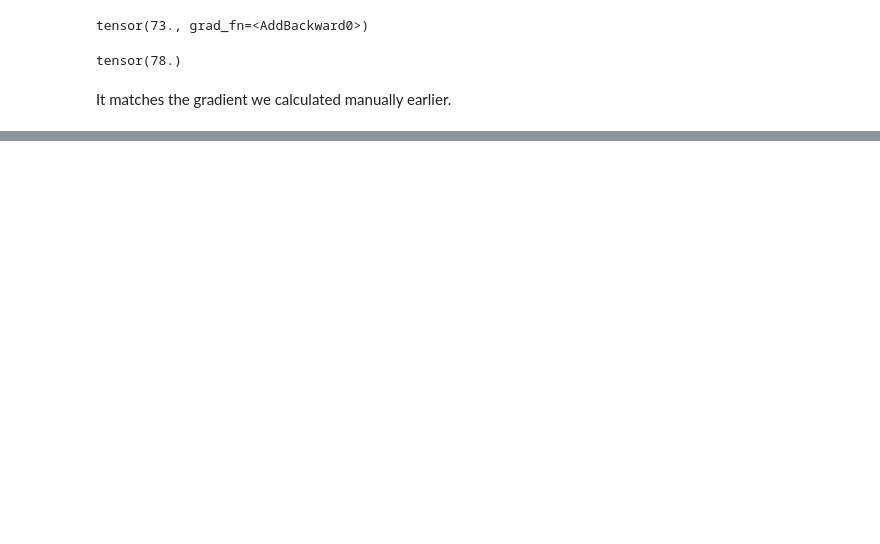
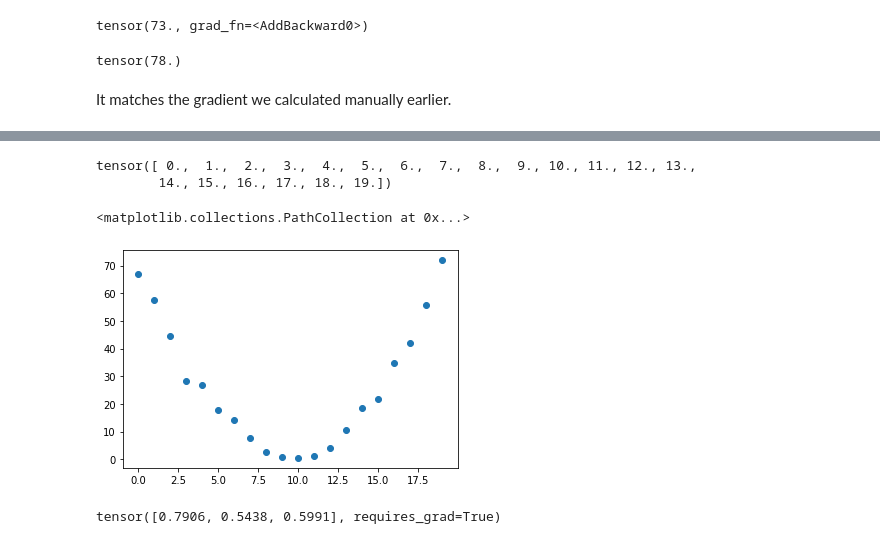
Before and after one commit to ttcielott/Deep_Learning_for_Coders_with-Fastai_and_PyTorch, a Jupyter notebook: Chapter4_Under_the_hood.ipynb, the cells around one changed output, grey strips where cells are left out. Cells and saved outputs as stored; diff of their text form; code cells hidden in the pictures; blank space fills up the shorter version.

```diff
--- a/Chapter4_Under_the_hood.ipynb
+++ b/Chapter4_Under_the_hood.ipynb
@@ -677,0 +702,20 @@ It matches the gradient we calculated manually earlier.
+# %%
+# suppose that you measure the speed of a roller coaster
+# as it went over the top of a hump every second for 20 seconds
+time = torch.arange(0,20).float()
+time
+# %% [output]
+tensor([ 0.,  1.,  2.,  3.,  4.,  5.,  6.,  7.,  8.,  9., 10., 11., 12., 13.,
+        14., 15., 16., 17., 18., 19.])
+# %%
+# the speed will be faster at the begining
+# and then get slower as it went up the hill; it would be the slowest at the top
+# and it would then speed up again as it went downhil
+
+speed = torch.randn(20)*3 + 0.75*(time-9.5)**2 + 1
+
+# speed might change by the time like this
+plt.scatter(time, speed)
+# %% [output]
+<matplotlib.collections.PathCollection at 0x...>
+[figure, added]
@@ -677,0 +731,6 @@ It matches the gradient we calculated manually earlier.
+# %%
+# initialise the gradients
+params = torch.rand(3).requires_grad_()
+params
+# %% [output]
+tensor([0.7906, 0.5438, 0.5991], requires_grad=True)
```
Also changed, not shown: parts of 23 cells of this notebook.
